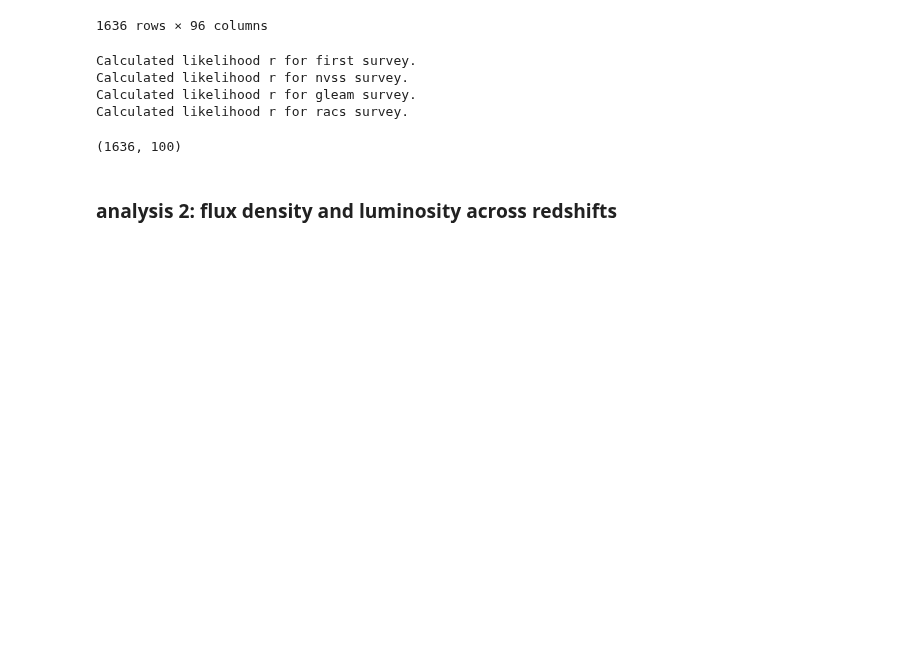
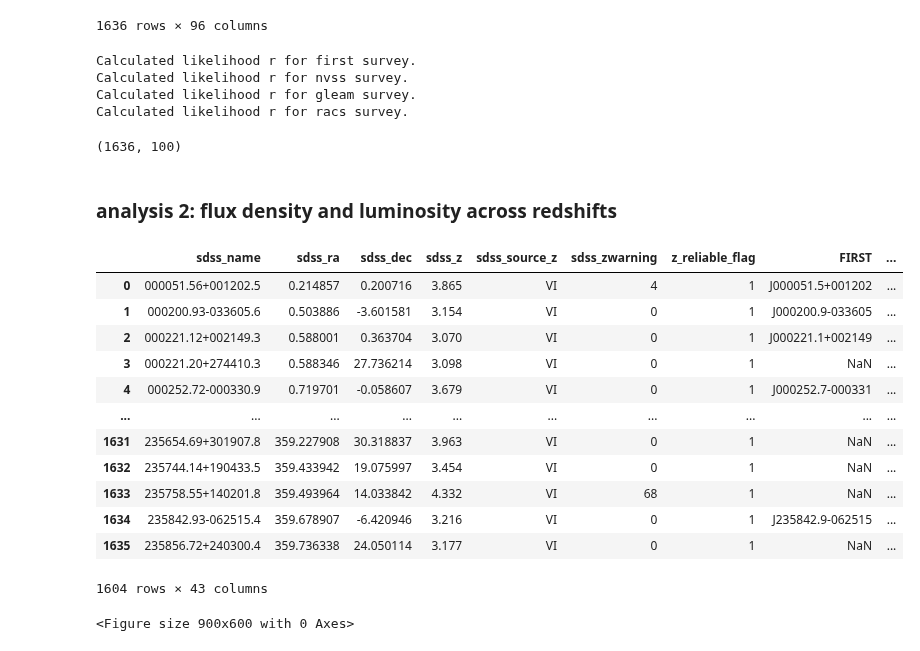
Before and after one commit to ykzhang112233/highz-catalogue, a Jupyter notebook: scripts/0-result_analysis_after.ipynb, the cells around one changed output. Saved outputs shown, nothing was run; the diff lists cells and outputs as text; code cells hidden in the pictures; blank space fills up the shorter version.

```diff
--- a/scripts/0-result_analysis_after.ipynb
+++ b/scripts/0-result_analysis_after.ipynb
@@ -315,0 +347,21 @@ def make_likeli_plot(survey = 'first',
+# %%
+# start from z= 3 and ends at z= 7.2, bin width is 0.2
+flux_data_L = df_good[(df_good['FIRST'].notna()) | (df_good['NVSS'].notna())]
+flux_data1 = flux_data_L[['FIRST','Fint_first','Rms_first']].copy()
+flux_data2 = flux_data_L[['NVSS','S1.4_nvss','e_S1.4_nvss']].copy()
+flux_data_L
+# %% [output]
+|  | sdss_name | sdss_ra | sdss_dec | sdss_z | sdss_source_z | sdss_zwarning | z_reliable_flag | FIRST | ... |
+| 0 | 000051.56+001202.5 | 0.214857 | 0.200716 | 3.865 | VI | 4 | 1 | J000051.5+001202 | ... |
+| 1 | 000200.93-033605.6 | 0.503886 | -3.601581 | 3.154 | VI | 0 | 1 | J000200.9-033605 | ... |
+| 2 | 000221.12+002149.3 | 0.588001 | 0.363704 | 3.070 | VI | 0 | 1 | J000221.1+002149 | ... |
+| 3 | 000221.20+274410.3 | 0.588346 | 27.736214 | 3.098 | VI | 0 | 1 | NaN | ... |
+| 4 | 000252.72-000330.9 | 0.719701 | -0.058607 | 3.679 | VI | 0 | 1 | J000252.7-000331 | ... |
+| ... | ... | ... | ... | ... | ... | ... | ... | ... | ... |
+| 1631 | 235654.69+301907.8 | 359.227908 | 30.318837 | 3.963 | VI | 0 | 1 | NaN | ... |
+| 1632 | 235744.14+190433.5 | 359.433942 | 19.075997 | 3.454 | VI | 0 | 1 | NaN | ... |
+| 1633 | 235758.55+140201.8 | 359.493964 | 14.033842 | 4.332 | VI | 68 | 1 | NaN | ... |
+| 1634 | 235842.93-062515.4 | 359.678907 | -6.420946 | 3.216 | VI | 0 | 1 | J235842.9-062515 | ... |
+| 1635 | 235856.72+240300.4 | 359.736338 | 24.050114 | 3.177 | VI | 0 | 1 | NaN | ... |
+1604 rows × 43 columns
+<Figure size 900x600 with 0 Axes>
```
Also changed, not shown: parts of 4 cells of this notebook.
